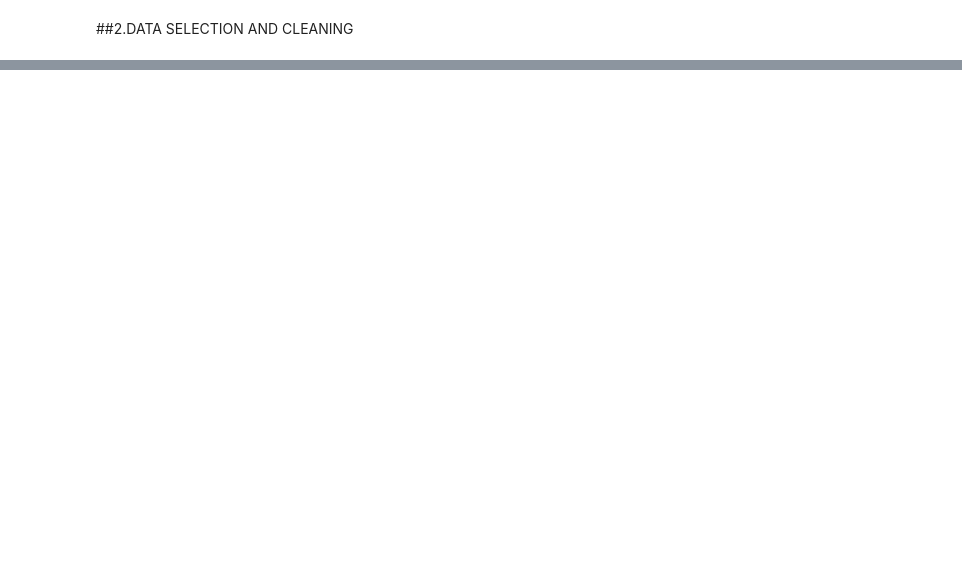
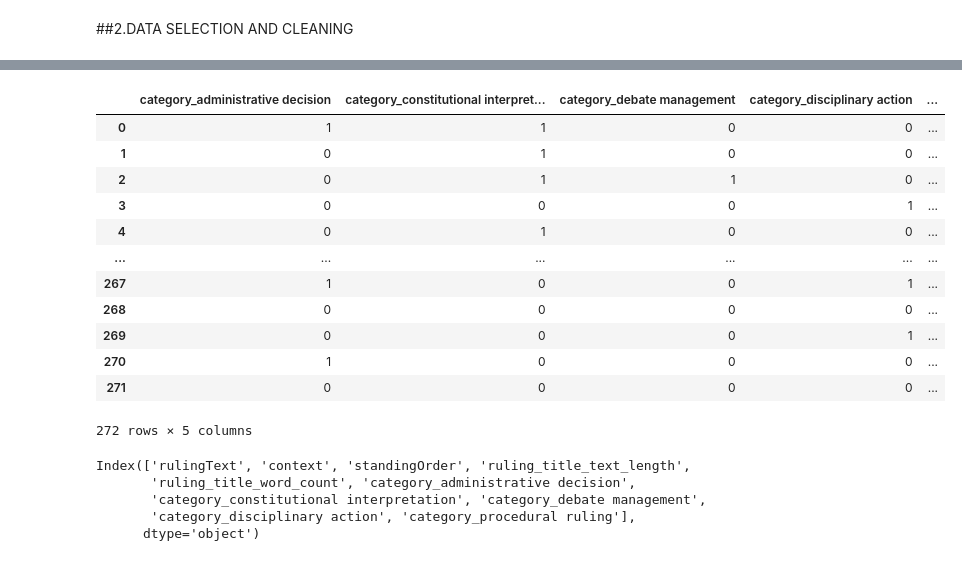
Before and after one commit to WebsterDaka/lab2-html, a Jupyter notebook: Project_Classifier(Speakers_Rullings).ipynb, the cells around one changed output, grey strips where cells are left out. Drawn from its saved outputs; the diff is of its cells as text; code cells hidden in the pictures; blank space fills up the shorter version.

```diff
--- a/Project_Classifier(Speakers_Rullings).ipynb
+++ b/Project_Classifier(Speakers_Rullings).ipynb
@@ -567,0 +540,10 @@ print(df['context'])
+# %%
+#all categories that are missing are to  be droped
+working_df.dropna(subset=['categories'], inplace=True);
+
+#all missing standing orders to be replaced with NaN
+
+working_df.fillna({'standingOrder': 'NaN'}, inplace=True)
+
+#reseting index to be continuous
+working_df.reset_index(drop=True, inplace=True)
@@ -567,0 +670,8 @@ print(df['context'])
+# %%
+#converting categories to list for easir working
+working_df['categories'] = working_df['categories'].apply(
+    lambda x: [cat.strip() for cat in x.split(',')] if isinstance(x , str) else []
+)
+
+print("\n--- After Converting to Lists ---")
+print(working_df['categories'])
@@ -567,0 +692,10 @@ print(df['context'])
+# %%
+# converting standingOrder to list, ensuring the string "NaN" becomes []
+working_df['standingOrder'] = working_df['standingOrder'].apply(
+    lambda x: [] if isinstance(x , str) and x.strip().lower() == 'nan'
+              else [cat.strip() for cat in x.split(',')] if isinstance(x , str)
+              else []
+)
+
+print("\n--- After Converting to Lists ---")
+print(working_df['standingOrder'])
@@ -567,0 +750,24 @@ print(df['context'])
+# %%
+category_encoded_df
+# %% [output]
+|  | category_administrative decision | category_constitutional interpret... | category_debate management | category_disciplinary action | ... |
+| 0 | 1 | 1 | 0 | 0 | ... |
+| 1 | 0 | 1 | 0 | 0 | ... |
+| 2 | 0 | 1 | 1 | 0 | ... |
+| 3 | 0 | 0 | 0 | 1 | ... |
+| 4 | 0 | 1 | 0 | 0 | ... |
+| ... | ... | ... | ... | ... | ... |
+| 267 | 1 | 0 | 0 | 1 | ... |
+| 268 | 0 | 0 | 0 | 0 | ... |
+| 269 | 0 | 0 | 0 | 1 | ... |
+| 270 | 1 | 0 | 0 | 0 | ... |
+| 271 | 0 | 0 | 0 | 0 | ... |
+272 rows × 5 columns
+# %%
+working_df.columns
+# %% [output]
+Index(['rulingText', 'context', 'standingOrder', 'ruling_title_text_length',
+       'ruling_title_word_count', 'category_administrative decision',
+       'category_constitutional interpretation', 'category_debate management',
+       'category_disciplinary action', 'category_procedural ruling'],
+      dtype='object')
```
Also changed, not shown: parts of 118 cells of this notebook.
